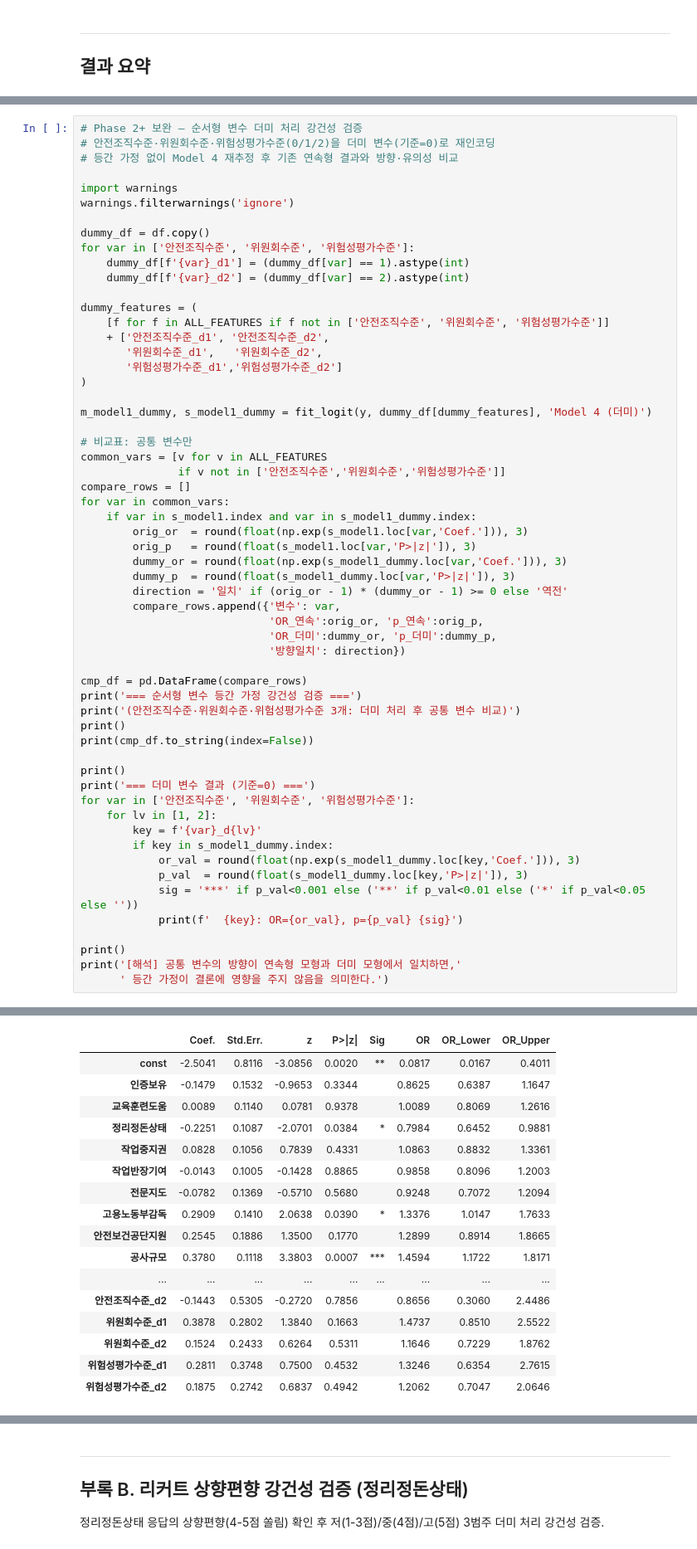
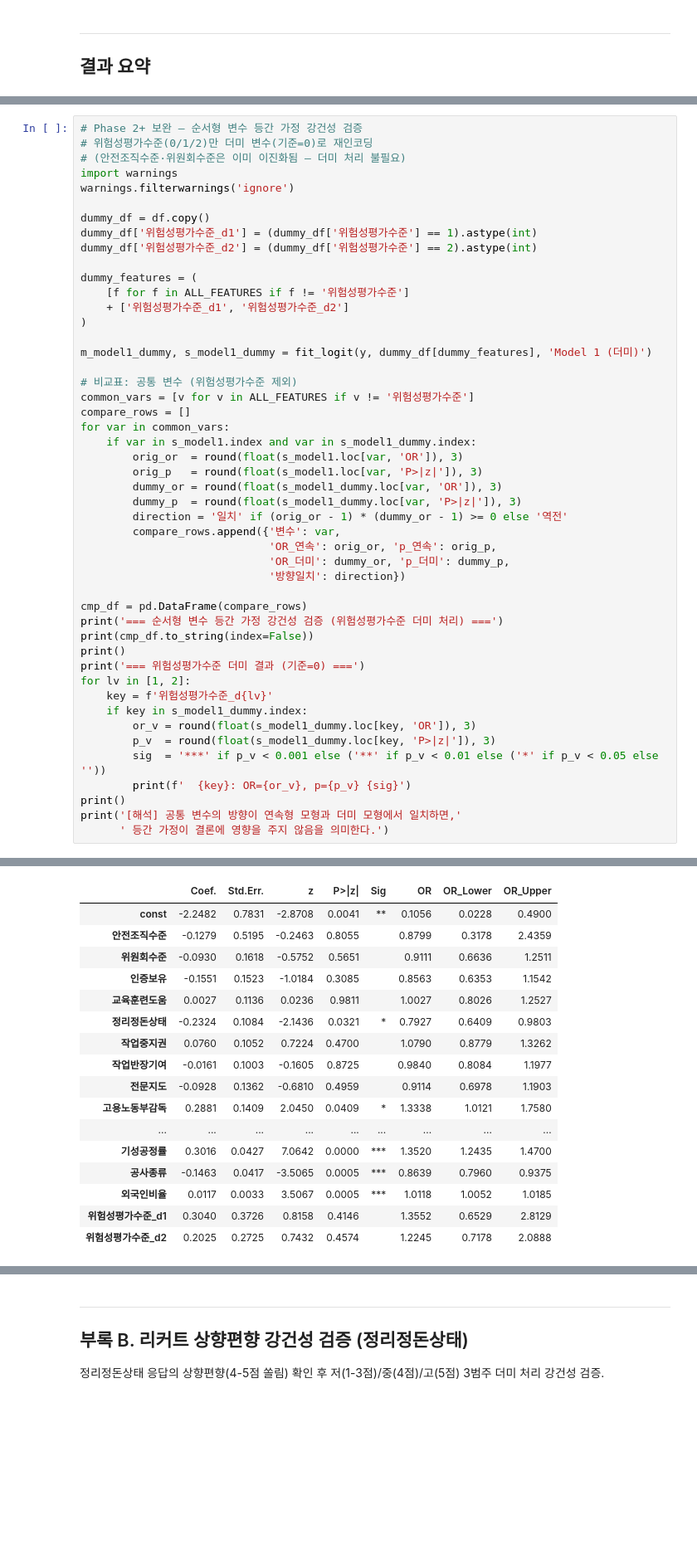
Before and after one commit to geonumul/construction_new, a Jupyter notebook: notebooks/02_데이터분석.ipynb, the cells around one changed output, grey strips where cells are left out. Shown at 83% size. Cells and saved outputs as stored; diff of their text form; blank space fills up the shorter version.

```diff
--- a/notebooks/02_데이터분석.ipynb
+++ b/notebooks/02_데이터분석.ipynb
@@ -1684,58 +1687,48 @@ print('   - 선형(LR) + 비선형(ML) 모두에서 동일 결론 → 결과 견
 # %%
-# Phase 2+ 보완 — 순서형 변수 더미 처리 강건성 검증
-# 안전조직수준·위원회수준·위험성평가수준(0/1/2)을 더미 변수(기준=0)로 재인코딩
-# 등간 가정 없이 Model 4 재추정 후 기존 연속형 결과와 방향·유의성 비교
-
+# Phase 2+ 보완 — 순서형 변수 등간 가정 강건성 검증
+# 위험성평가수준(0/1/2)만 더미 변수(기준=0)로 재인코딩
+# (안전조직수준·위원회수준은 이미 이진화됨 — 더미 처리 불필요)
 import warnings
 warnings.filterwarnings('ignore')
 
 dummy_df = df.copy()
-for var in ['안전조직수준', '위원회수준', '위험성평가수준']:
-    dummy_df[f'{var}_d1'] = (dummy_df[var] == 1).astype(int)
-    dummy_df[f'{var}_d2'] = (dummy_df[var] == 2).astype(int)
+dummy_df['위험성평가수준_d1'] = (dummy_df['위험성평가수준'] == 1).astype(int)
+dummy_df['위험성평가수준_d2'] = (dummy_df['위험성평가수준'] == 2).astype(int)
 
 dummy_features = (
-    [f for f in ALL_FEATURES if f not in ['안전조직수준', '위원회수준', '위험성평가수준']]
-    + ['안전조직수준_d1', '안전조직수준_d2',
-       '위원회수준_d1',   '위원회수준_d2',
-       '위험성평가수준_d1','위험성평가수준_d2']
+    [f for f in ALL_FEATURES if f != '위험성평가수준']
+    + ['위험성평가수준_d1', '위험성평가수준_d2']
 )
 
-m_model1_dummy, s_model1_dummy = fit_logit(y, dummy_df[dummy_features], 'Model 4 (더미)')
+m_model1_dummy, s_model1_dummy = fit_logit(y, dummy_df[dummy_features], 'Model 1 (더미)')
 
-# 비교표: 공통 변수만
-common_vars = [v for v in ALL_FEATURES
-               if v not in ['안전조직수준','위원회수준','위험성평가수준']]
+# 비교표: 공통 변수 (위험성평가수준 제외)
+common_vars = [v for v in ALL_FEATURES if v != '위험성평가수준']
 compare_rows = []
 for var in common_vars:
     if var in s_model1.index and var in s_model1_dummy.index:
-        orig_or  = round(float(np.exp(s_model1.loc[var,'Coef.'])), 3)
-        orig_p   = round(float(s_model1.loc[var,'P>|z|']), 3)
-        dummy_or = round(float(np.exp(s_model1_dummy.loc[var,'Coef.'])), 3)
-        dummy_p  = round(float(s_model1_dummy.loc[var,'P>|z|']), 3)
+        orig_or  = round(float(s_model1.loc[var, 'OR']), 3)
+        orig_p   = round(float(s_model1.loc[var, 'P>|z|']), 3)
+        dummy_or = round(float(s_model1_dummy.loc[var, 'OR']), 3)
+        dummy_p  = round(float(s_model1_dummy.loc[var, 'P>|z|']), 3)
         direction = '일치' if (orig_or - 1) * (dummy_or - 1) >= 0 else '역전'
         compare_rows.append({'변수': var,
-                             'OR_연속':orig_or, 'p_연속':orig_p,
-                             'OR_더미':dummy_or, 'p_더미':dummy_p,
+                             'OR_연속': orig_or, 'p_연속': orig_p,
+                             'OR_더미': dummy_or, 'p_더미': dummy_p,
                              '방향일치': direction})
 
 cmp_df = pd.DataFrame(compare_rows)
-print('=== 순서형 변수 등간 가정 강건성 검증 ===')
-print('(안전조직수준·위원회수준·위험성평가수준 3개: 더미 처리 후 공통 변수 비교)')
+print('=== 순서형 변수 등간 가정 강건성 검증 (위험성평가수준 더미 처리) ===')
+print(cmp_df.to_string(index=False))
 print()
-print(cmp_df.to_string(index=False))
-
-print()
-print('=== 더미 변수 결과 (기준=0) ===')
-for var in ['안전조직수준', '위원회수준', '위험성평가수준']:
-    for lv in [1, 2]:
-        key = f'{var}_d{lv}'
-        if key in s_model1_dummy.index:
-            or_val = round(float(np.exp(s_model1_dummy.loc[key,'Coef.'])), 3)
-            p_val  = round(float(s_model1_dummy.loc[key,'P>|z|']), 3)
-            sig = '***' if p_val<0.001 else ('**' if p_val<0.01 else ('*' if p_val<0.05 else ''))
-            print(f'  {key}: OR={or_val}, p={p_val} {sig}')
-
+print('=== 위험성평가수준 더미 결과 (기준=0) ===')
+for lv in [1, 2]:
+    key = f'위험성평가수준_d{lv}'
+    if key in s_model1_dummy.index:
+        or_v = round(float(s_model1_dummy.loc[key, 'OR']), 3)
+        p_v  = round(float(s_model1_dummy.loc[key, 'P>|z|']), 3)
+        sig  = '***' if p_v < 0.001 else ('**' if p_v < 0.01 else ('*' if p_v < 0.05 else ''))
+        print(f'  {key}: OR={or_v}, p={p_v} {sig}')
 print()
 print('[해석] 공통 변수의 방향이 연속형 모형과 더미 모형에서 일치하면,'
       ' 등간 가정이 결론에 영향을 주지 않음을 의미한다.')
@@ -1745,17 +1738,17 @@ print('[해석] 공통 변수의 방향이 연속형 모형과 더미 모형에
 |  | Coef. | Std.Err. | z | P>|z| | Sig | OR | OR_Lower | OR_Upper |
-| const | -2.5041 | 0.8116 | -3.0856 | 0.0020 | ** | 0.0817 | 0.0167 | 0.4011 |
-| 인증보유 | -0.1479 | 0.1532 | -0.9653 | 0.3344 |  | 0.8625 | 0.6387 | 1.1647 |
-| 교육훈련도움 | 0.0089 | 0.1140 | 0.0781 | 0.9378 |  | 1.0089 | 0.8069 | 1.2616 |
-| 정리정돈상태 | -0.2251 | 0.1087 | -2.0701 | 0.0384 | * | 0.7984 | 0.6452 | 0.9881 |
-| 작업중지권 | 0.0828 | 0.1056 | 0.7839 | 0.4331 |  | 1.0863 | 0.8832 | 1.3361 |
-| 작업반장기여 | -0.0143 | 0.1005 | -0.1428 | 0.8865 |  | 0.9858 | 0.8096 | 1.2003 |
-| 전문지도 | -0.0782 | 0.1369 | -0.5710 | 0.5680 |  | 0.9248 | 0.7072 | 1.2094 |
-| 고용노동부감독 | 0.2909 | 0.1410 | 2.0638 | 0.0390 | * | 1.3376 | 1.0147 | 1.7633 |
-| 안전보건공단지원 | 0.2545 | 0.1886 | 1.3500 | 0.1770 |  | 1.2899 | 0.8914 | 1.8665 |
-| 공사규모 | 0.3780 | 0.1118 | 3.3803 | 0.0007 | *** | 1.4594 | 1.1722 | 1.8171 |
+| const | -2.2482 | 0.7831 | -2.8708 | 0.0041 | ** | 0.1056 | 0.0228 | 0.4900 |
+| 안전조직수준 | -0.1279 | 0.5195 | -0.2463 | 0.8055 |  | 0.8799 | 0.3178 | 2.4359 |
+| 위원회수준 | -0.0930 | 0.1618 | -0.5752 | 0.5651 |  | 0.9111 | 0.6636 | 1.2511 |
+| 인증보유 | -0.1551 | 0.1523 | -1.0184 | 0.3085 |  | 0.8563 | 0.6353 | 1.1542 |
+| 교육훈련도움 | 0.0027 | 0.1136 | 0.0236 | 0.9811 |  | 1.0027 | 0.8026 | 1.2527 |
+| 정리정돈상태 | -0.2324 | 0.1084 | -2.1436 | 0.0321 | * | 0.7927 | 0.6409 | 0.9803 |
+| 작업중지권 | 0.0760 | 0.1052 | 0.7224 | 0.4700 |  | 1.0790 | 0.8779 | 1.3262 |
+| 작업반장기여 | -0.0161 | 0.1003 | -0.1605 | 0.8725 |  | 0.9840 | 0.8084 | 1.1977 |
+| 전문지도 | -0.0928 | 0.1362 | -0.6810 | 0.4959 |  | 0.9114 | 0.6978 | 1.1903 |
+| 고용노동부감독 | 0.2881 | 0.1409 | 2.0450 | 0.0409 | * | 1.3338 | 1.0121 | 1.7580 |
 | ... | ... | ... | ... | ... | ... | ... | ... | ... |
-| 안전조직수준_d2 | -0.1443 | 0.5305 | -0.2720 | 0.7856 |  | 0.8656 | 0.3060 | 2.4486 |
-| 위원회수준_d1 | 0.3878 | 0.2802 | 1.3840 | 0.1663 |  | 1.4737 | 0.8510 | 2.5522 |
-| 위원회수준_d2 | 0.1524 | 0.2433 | 0.6264 | 0.5311 |  | 1.1646 | 0.7229 | 1.8762 |
-| 위험성평가수준_d1 | 0.2811 | 0.3748 | 0.7500 | 0.4532 |  | 1.3246 | 0.6354 | 2.7615 |
-| 위험성평가수준_d2 | 0.1875 | 0.2742 | 0.6837 | 0.4942 |  | 1.2062 | 0.7047 | 2.0646 |
+| 기성공정률 | 0.3016 | 0.0427 | 7.0642 | 0.0000 | *** | 1.3520 | 1.2435 | 1.4700 |
+| 공사종류 | -0.1463 | 0.0417 | -3.5065 | 0.0005 | *** | 0.8639 | 0.7960 | 0.9375 |
+| 외국인비율 | 0.0117 | 0.0033 | 3.5067 | 0.0005 | *** | 1.0118 | 1.0052 | 1.0185 |
+| 위험성평가수준_d1 | 0.3040 | 0.3726 | 0.8158 | 0.4146 |  | 1.3552 | 0.6529 | 2.8129 |
+| 위험성평가수준_d2 | 0.2025 | 0.2725 | 0.7432 | 0.4574 |  | 1.2245 | 0.7178 | 2.0888 |
```
Also changed, not shown: parts of 33 cells of this notebook, 10 other files.
